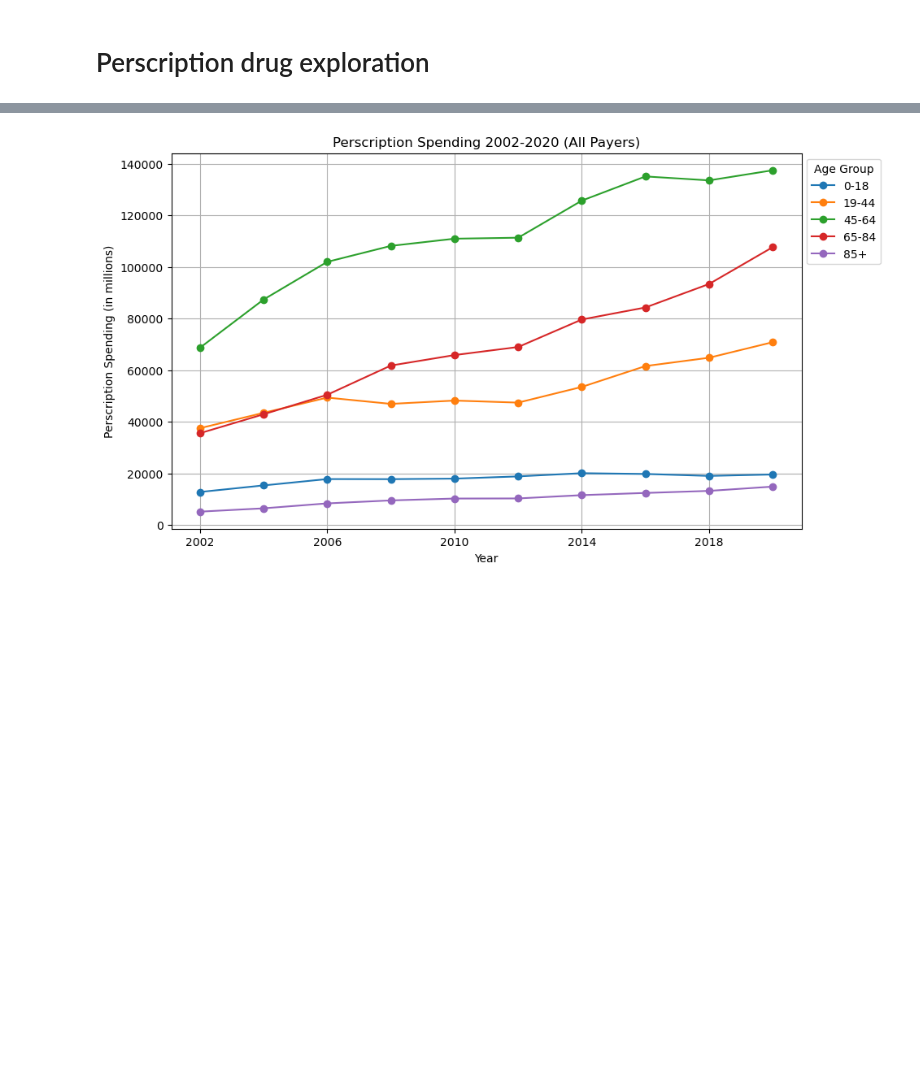
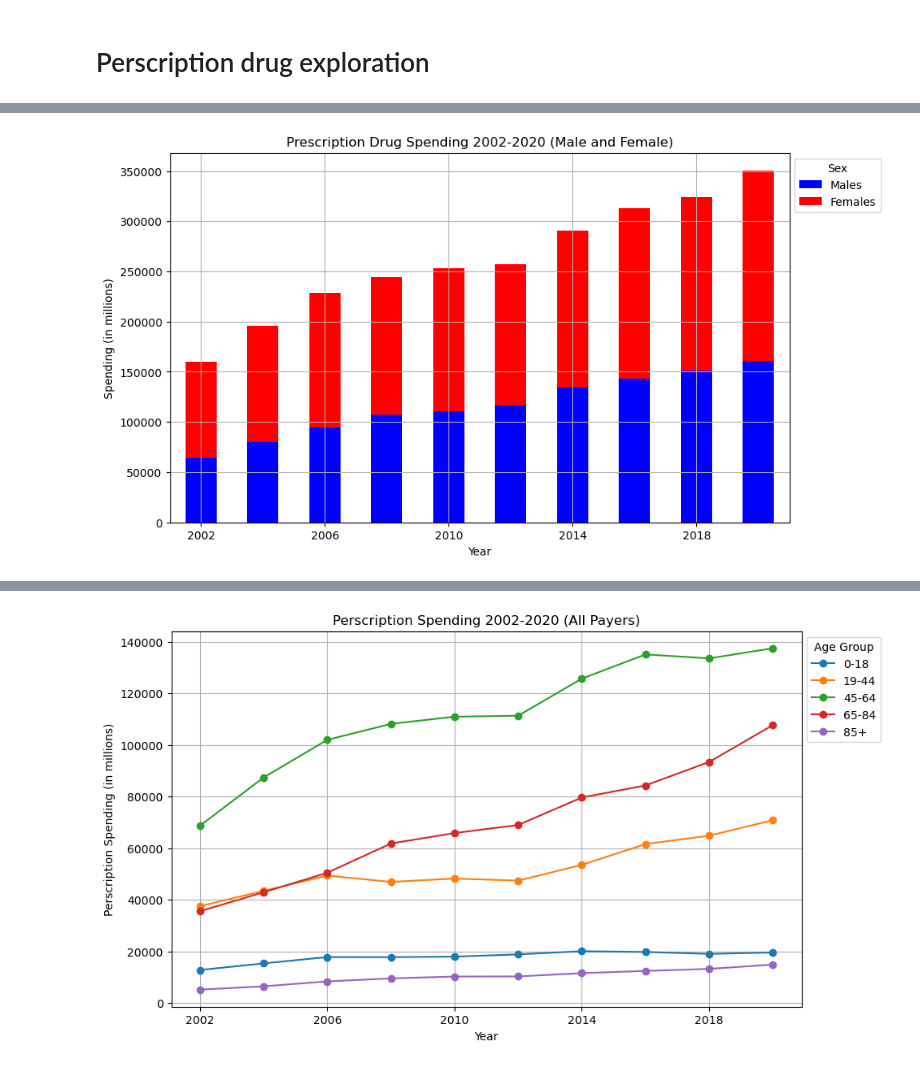
Before and after one commit to vokouns/us-healthcare-spending, a Jupyter notebook: scottsnotebook.ipynb, the cells around one changed output, grey strips where cells are left out. Saved outputs shown, nothing was run; the diff lists cells and outputs as text; code cells hidden in the pictures; blank space fills up the shorter version.

```diff
--- a/scottsnotebook.ipynb
+++ b/scottsnotebook.ipynb
@@ -442,3 +457,33 @@ persc_index
+# %%
+# Assuming "persc_col" is the DataFrame containing the data
+
+# Set the 'Sex' column as the index
+persc_col
+
+# Plotting the DataFrame as a stacked bar graph
+ax = persc_col.T.plot(kind='bar', stacked=True, figsize=(10, 6), color=['blue', 'red'])
+
+# Set the title and axis labels
+plt.title('Prescription Drug Spending 2002-2020 (Male and Female)')
+plt.xlabel('Year')
+plt.ylabel('Spending (in millions)')
+
+# Add legend and adjust its position
+plt.legend(title='Sex', bbox_to_anchor=(1, 1))
+
+# Display grid lines
+plt.grid(True)
+
+# Set x-axis ticks to show every other value
+plt.xticks(range(len(persc_col.columns))[::2], persc_col.columns[::2], rotation=0)
+
+# Save the figure as a PNG file
+plt.savefig("Figures/drug_spending_yoy.png")
+
+# Show the plot
+plt.show()
+# %% [output]
+[figure, added]
 # %%
 persc_rot = persc_index.T
 persc_rot
```
Also changed, not shown: parts of 7 cells of this notebook, 1 other file.
